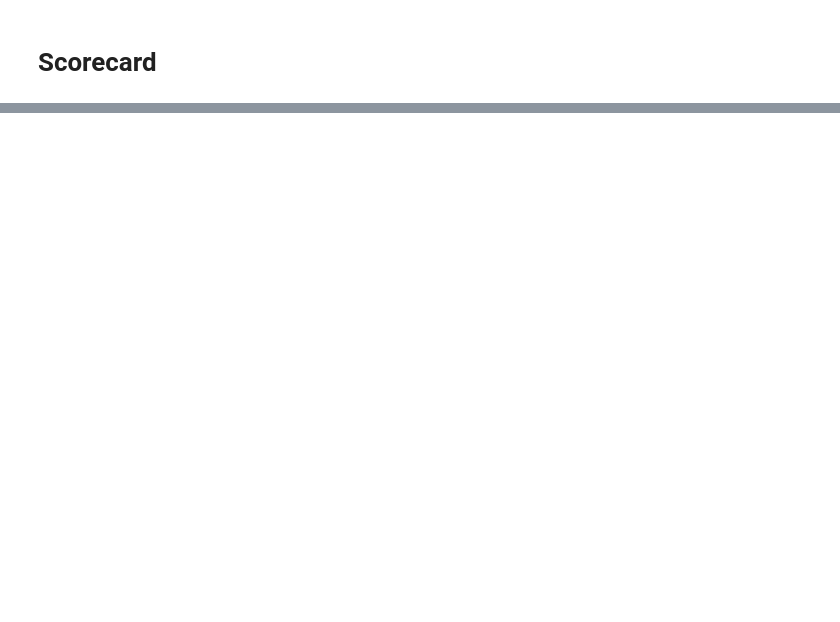
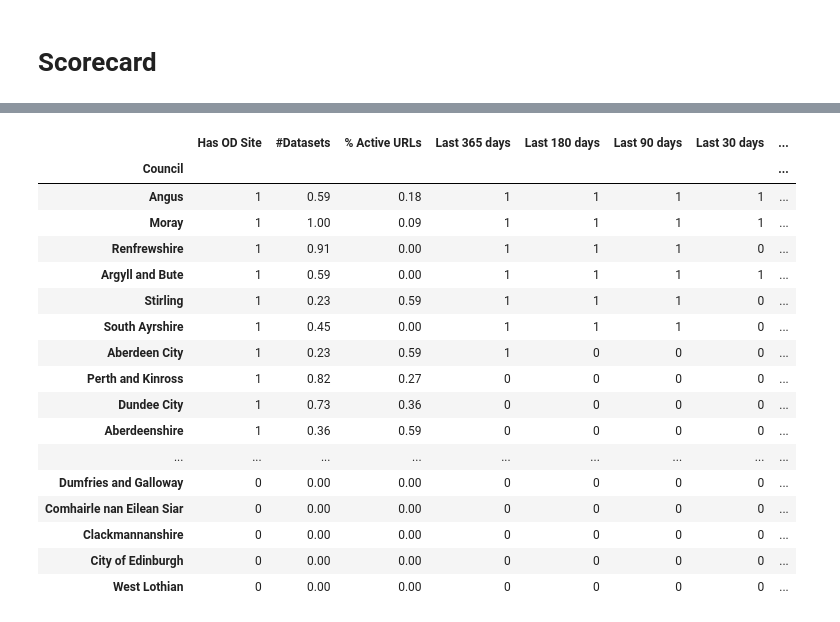
Before and after one commit to OpenDataScotland/the_od_bods, a Jupyter notebook: analytics/analytics.ipynb, the cells around one changed output, grey strips where cells are left out. Cells and saved outputs as stored; diff of their text form; code cells hidden in the pictures; blank space fills up the shorter version.

Commit message:
added the summary matrix and finished up the scorecard

```diff
--- a/analytics/analytics.ipynb
+++ b/analytics/analytics.ipynb
@@ -600,0 +584,61 @@ scorecard
+# %%
+# Calculating Last updated
+
+def days_updated(df):
+    last_update = df[['Council','Last Updated']].copy()
+    last_update['Days_Passed'] = last_update['Last Updated'].apply(lambda x: (dt.datetime.today() - x).days)
+    last_update['Last 365 days'] = last_update['Days_Passed'] < 365
+    last_update['Last 180 days'] = last_update['Days_Passed'] < 180
+    last_update['Last 90 days'] = last_update['Days_Passed'] < 90
+    last_update['Last 30 days'] = last_update['Days_Passed'] < 30
+    last_update = last_update.drop(columns=['Last Updated','Days_Passed'])
+
+    return last_update
+# %%
+### Putting the scorecard together
+
+scorecard = data_localauthorities.copy()
+### Has OD site
+scorecard['Has OD Site'] = scorecard['Council'].isin(set(summary_matrix['Council']))
+### Unique datasets
+scorecard = scorecard.merge(summary_matrix[['Council','#Datasets']], how='left', on='Council')
+scorecard['#Datasets'] = round(scorecard['#Datasets'].rank()/len(summary_matrix),2)
+### % Active URLS
+scorecard = scorecard.merge(summary_matrix[['Council','% Active URLs']], how='left', on='Council')
+scorecard['% Active URLs'] = round(scorecard['% Active URLs'].rank()/len(summary_matrix),2)
+### Last updates in 365, 180, 90, 30 days
+scorecard = scorecard.merge(days_updated(summary_matrix), how='left', on='Council')
+### Filetypes per dataset
+scorecard = scorecard.merge(summary_matrix[['Council','Avg FileTypes per Dataset']], how='left', on='Council')
+scorecard['Avg FileTypes per Dataset'] = round(scorecard['Avg FileTypes per Dataset'].rank()/len(summary_matrix),2)
+### Total filesize
+scorecard = scorecard.merge(summary_matrix[['Council','Total Size (MB)']], how='left', on='Council')
+scorecard['Total Size (MB)'] = round(scorecard['Total Size (MB)'].rank()/len(summary_matrix),2)
+### Unique tags used
+scorecard = scorecard.merge(summary_matrix[['Council','#Tags']], how='left', on='Council')
+scorecard['#Tags'] = round(scorecard['#Tags'].rank()/len(summary_matrix),2)
+
+### Cleanup
+scorecard = scorecard.fillna(0)
+scorecard = scorecard.replace([True,False], [1,0])
+scorecard.loc[:,'Council_Score'] = scorecard.sum(numeric_only=True, axis=1)
+scorecard.sort_values(by='Council_Score', ascending=False).set_index('Council')
+# %% [output]
+|  | Has OD Site | #Datasets | % Active URLs | Last 365 days | Last 180 days | Last 90 days | Last 30 days | ... |
+| Council |  |  |  |  |  |  |  | ... |
+| Angus | 1 | 0.59 | 0.18 | 1 | 1 | 1 | 1 | ... |
+| Moray | 1 | 1.00 | 0.09 | 1 | 1 | 1 | 1 | ... |
+| Renfrewshire | 1 | 0.91 | 0.00 | 1 | 1 | 1 | 0 | ... |
+| Argyll and Bute | 1 | 0.59 | 0.00 | 1 | 1 | 1 | 1 | ... |
+| Stirling | 1 | 0.23 | 0.59 | 1 | 1 | 1 | 0 | ... |
+| South Ayrshire | 1 | 0.45 | 0.00 | 1 | 1 | 1 | 0 | ... |
+| Aberdeen City | 1 | 0.23 | 0.59 | 1 | 0 | 0 | 0 | ... |
+| Perth and Kinross | 1 | 0.82 | 0.27 | 0 | 0 | 0 | 0 | ... |
+| Dundee City | 1 | 0.73 | 0.36 | 0 | 0 | 0 | 0 | ... |
+| Aberdeenshire | 1 | 0.36 | 0.59 | 0 | 0 | 0 | 0 | ... |
+| ... | ... | ... | ... | ... | ... | ... | ... | ... |
+| Dumfries and Galloway | 0 | 0.00 | 0.00 | 0 | 0 | 0 | 0 | ... |
+| Comhairle nan Eilean Siar | 0 | 0.00 | 0.00 | 0 | 0 | 0 | 0 | ... |
+| Clackmannanshire | 0 | 0.00 | 0.00 | 0 | 0 | 0 | 0 | ... |
+| City of Edinburgh | 0 | 0.00 | 0.00 | 0 | 0 | 0 | 0 | ... |
+| West Lothian | 0 | 0.00 | 0.00 | 0 | 0 | 0 | 0 | ... |
```
Also changed, not shown: parts of 10 cells of this notebook.
